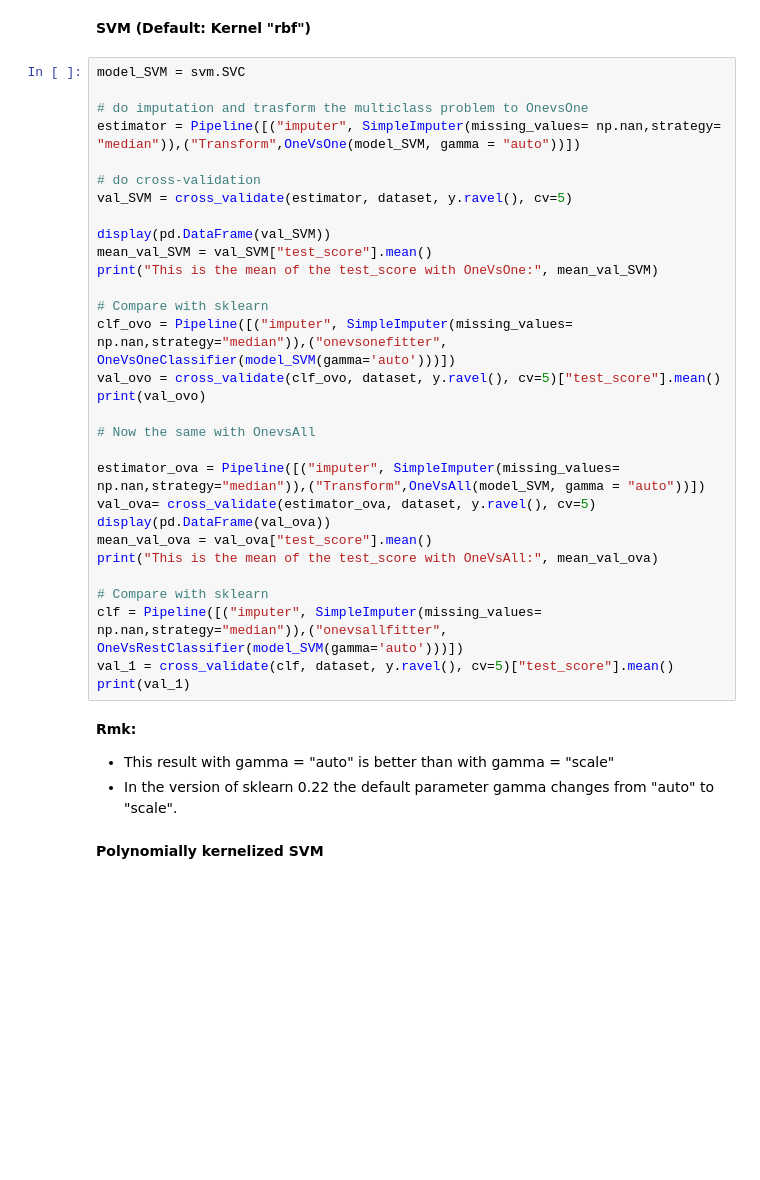
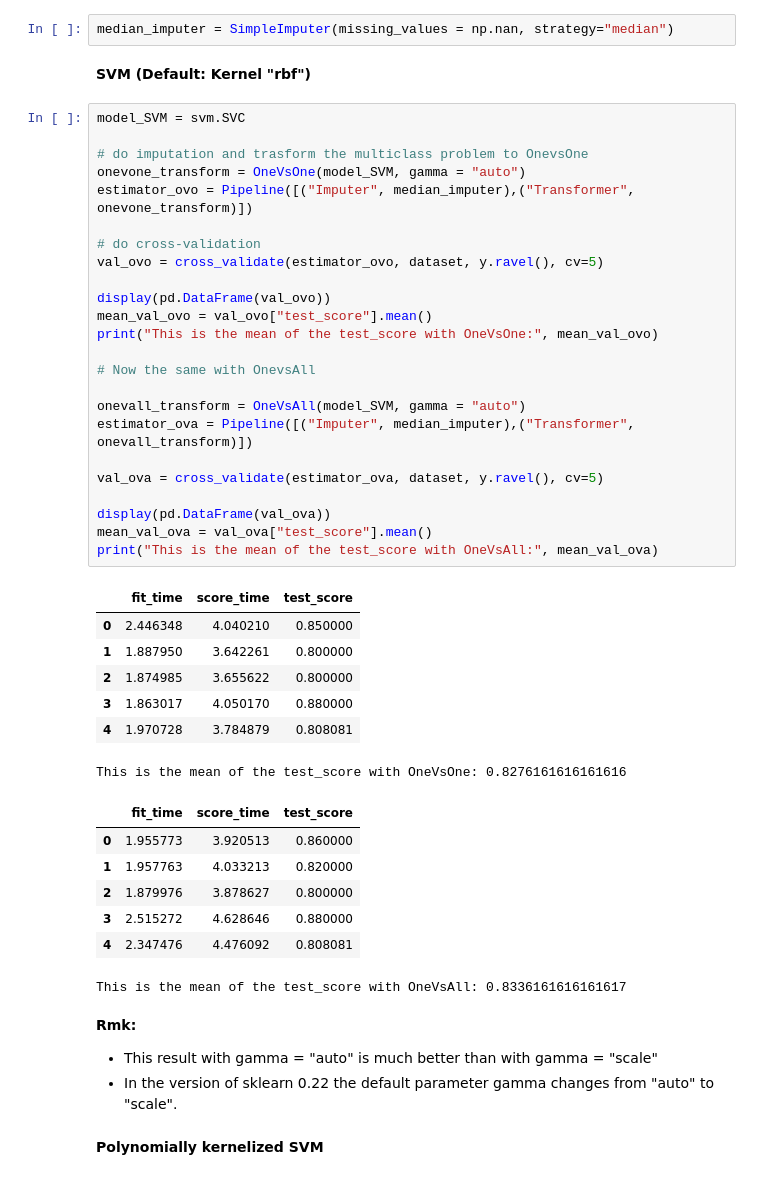
Before and after one commit to francescocarzaniga/IML-Project, a Jupyter notebook: Carzaniga-Donati.ipynb, the cells around one changed output. Cells and saved outputs as stored; diff of their text form; blank space fills up the shorter version.

```diff
--- a/Carzaniga-Donati.ipynb
+++ b/Carzaniga-Donati.ipynb
@@ -643,38 +650,49 @@ Afterwards, we do 5-fold cross-validation for all the models. First with OneVsOn
+# %%
+median_imputer = SimpleImputer(missing_values = np.nan, strategy="median")
 # %% [markdown]
 **SVM (Default: Kernel "rbf")**
 # %%
 model_SVM = svm.SVC
 
 # do imputation and trasform the multiclass problem to OnevsOne
-estimator = Pipeline([("imputer", SimpleImputer(missing_values= np.nan,strategy= "median")),("Transform",OneVsOne(model_SVM, gamma = "auto"))])
+onevone_transform = OneVsOne(model_SVM, gamma = "auto")
+estimator_ovo = Pipeline([("Imputer", median_imputer),("Transformer", onevone_transform)])
 
 # do cross-validation
-val_SVM = cross_validate(estimator, dataset, y.ravel(), cv=5)
+val_ovo = cross_validate(estimator_ovo, dataset, y.ravel(), cv=5)
 
-display(pd.DataFrame(val_SVM))
-mean_val_SVM = val_SVM["test_score"].mean()
-print("This is the mean of the test_score with OneVsOne:", mean_val_SVM)
-
-# Compare with sklearn
-clf_ovo = Pipeline([("imputer", SimpleImputer(missing_values= np.nan,strategy="median")),("onevsonefitter", OneVsOneClassifier(model_SVM(gamma='auto')))])
-val_ovo = cross_validate(clf_ovo, dataset, y.ravel(), cv=5)["test_score"].mean()
-print(val_ovo)
+display(pd.DataFrame(val_ovo))
+mean_val_ovo = val_ovo["test_score"].mean()
+print("This is the mean of the test_score with OneVsOne:", mean_val_ovo)
 
 # Now the same with OnevsAll
 
-estimator_ova = Pipeline([("imputer", SimpleImputer(missing_values= np.nan,strategy="median")),("Transform",OneVsAll(model_SVM, gamma = "auto"))])
-val_ova= cross_validate(estimator_ova, dataset, y.ravel(), cv=5)
+onevall_transform = OneVsAll(model_SVM, gamma = "auto")
+estimator_ova = Pipeline([("Imputer", median_imputer),("Transformer", onevall_transform)])
+
+val_ova = cross_validate(estimator_ova, dataset, y.ravel(), cv=5)
+
 display(pd.DataFrame(val_ova))
 mean_val_ova = val_ova["test_score"].mean()
 print("This is the mean of the test_score with OneVsAll:", mean_val_ova)
-
-# Compare with sklearn
-clf = Pipeline([("imputer", SimpleImputer(missing_values= np.nan,strategy="median")),("onevsallfitter", OneVsRestClassifier(model_SVM(gamma='auto')))])
-val_1 = cross_validate(clf, dataset, y.ravel(), cv=5)["test_score"].mean()
-print(val_1)
+# %% [output]
+|  | fit_time | score_time | test_score |
+| 0 | 2.446348 | 4.040210 | 0.850000 |
+| 1 | 1.887950 | 3.642261 | 0.800000 |
+| 2 | 1.874985 | 3.655622 | 0.800000 |
+| 3 | 1.863017 | 4.050170 | 0.880000 |
+| 4 | 1.970728 | 3.784879 | 0.808081 |
+This is the mean of the test_score with OneVsOne: 0.8276161616161616
+|  | fit_time | score_time | test_score |
+| 0 | 1.955773 | 3.920513 | 0.860000 |
+| 1 | 1.957763 | 4.033213 | 0.820000 |
+| 2 | 1.879976 | 3.878627 | 0.800000 |
+| 3 | 2.515272 | 4.628646 | 0.880000 |
+| 4 | 2.347476 | 4.476092 | 0.808081 |
+This is the mean of the test_score with OneVsAll: 0.8336161616161617
 # %% [markdown]
 **Rmk:**
-* This result with gamma = "auto" is better than with gamma = "scale"
+* This result with gamma = "auto" is much better than with gamma = "scale"
 * In the version of sklearn 0.22 the default parameter gamma changes from "auto" to "scale".
 # %% [markdown]
 **Polynomially kernelized SVM**
```
Also changed, not shown: parts of 27 cells of this notebook, 2 other files.
